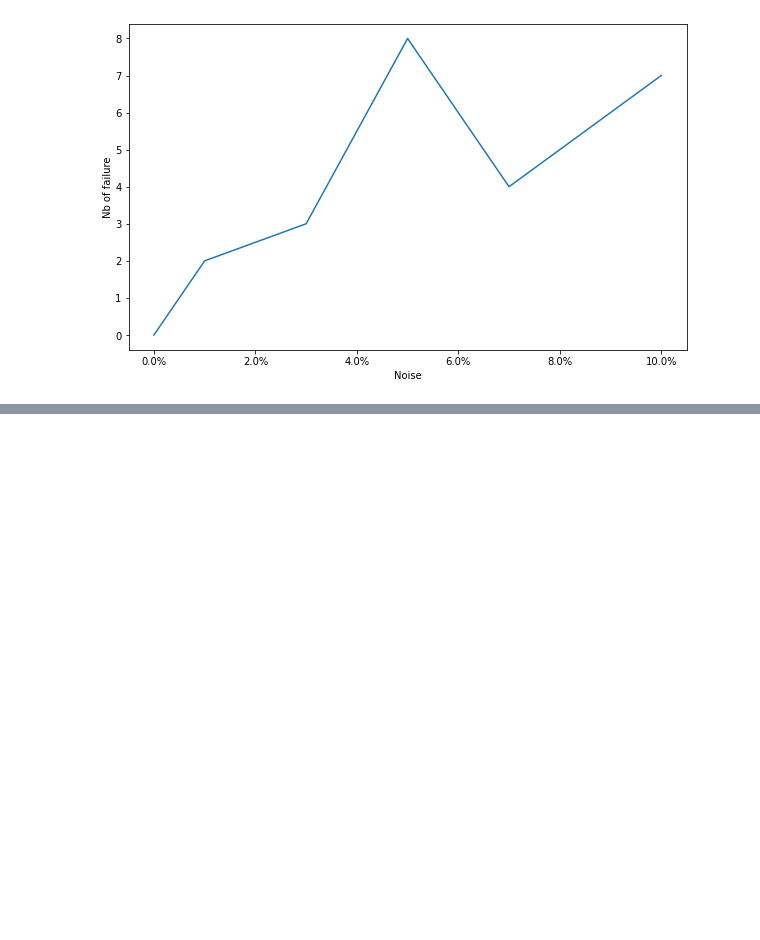
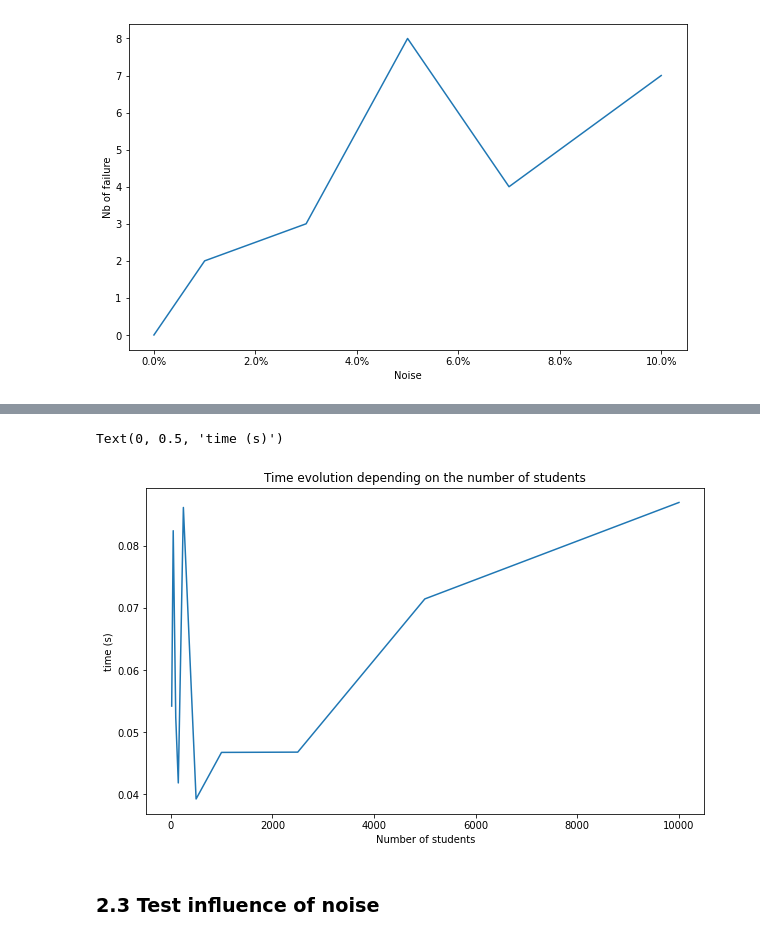
Before and after one commit to ArianeDlns/decision-system-project, a Jupyter notebook: notebook/testing_performances.ipynb, the cells around one changed output, grey strips where cells are left out. Drawn from its saved outputs; the diff is of its cells as text; code cells hidden in the pictures; blank space fills up the shorter version.

```diff
--- a/notebook/testing_performances.ipynb
+++ b/notebook/testing_performances.ipynb
@@ -269,0 +439,12 @@ plt.plot(np.array(noises)*100, error_counts_)
+# %%
+fig, ax = plt.subplots(figsize=(10,6))
+plt.plot(sizes, times_)
+
+plt.title("Time evolution depending on the number of students")
+plt.xlabel("Number of students")
+plt.ylabel("time (s)")
+# %% [output]
+Text(0, 0.5, 'time (s)')
+[figure, added]
+# %% [markdown]
+### 2.3 Test influence of noise
```
Also changed, not shown: parts of 22 cells of this notebook, 11 other files.
